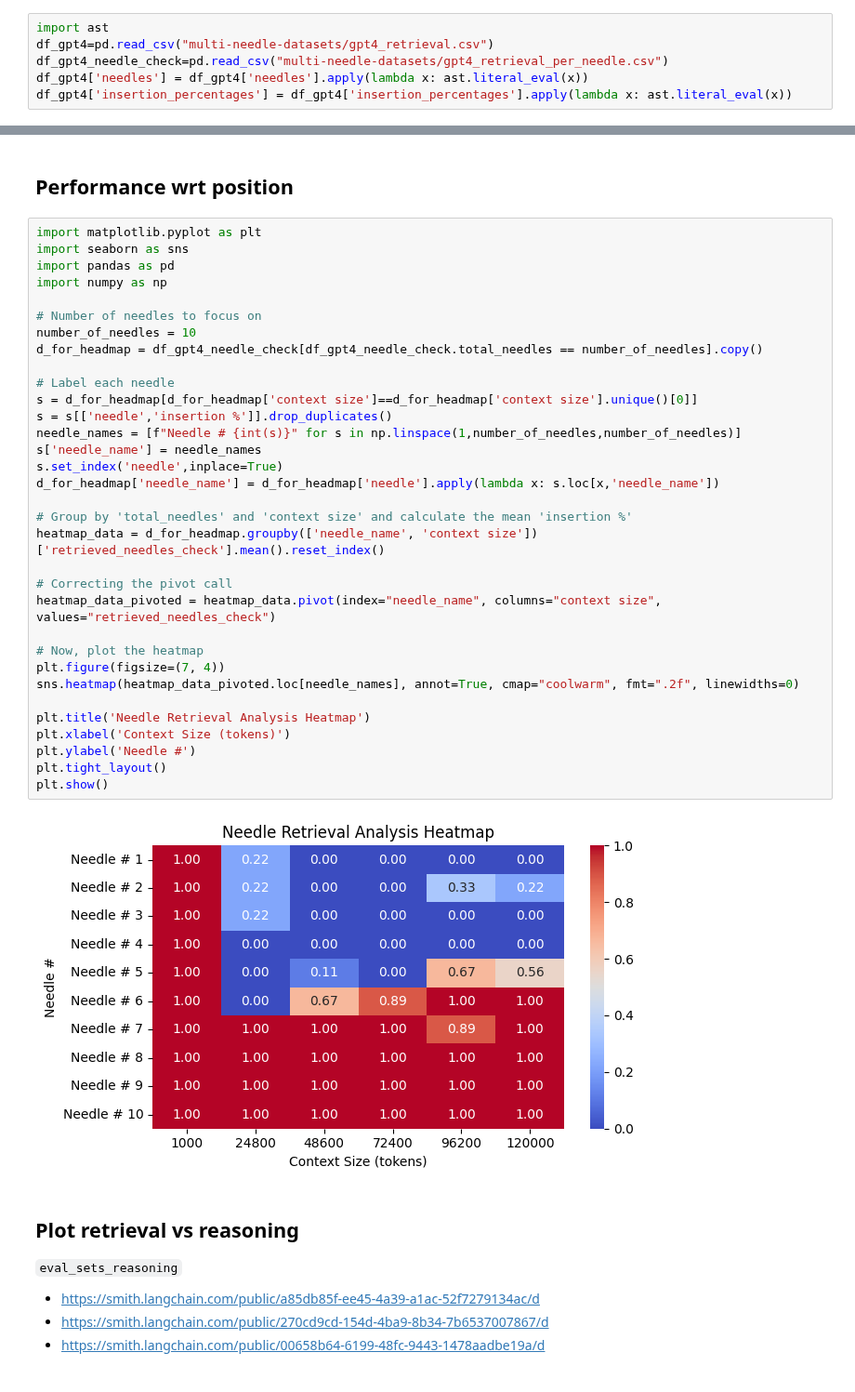
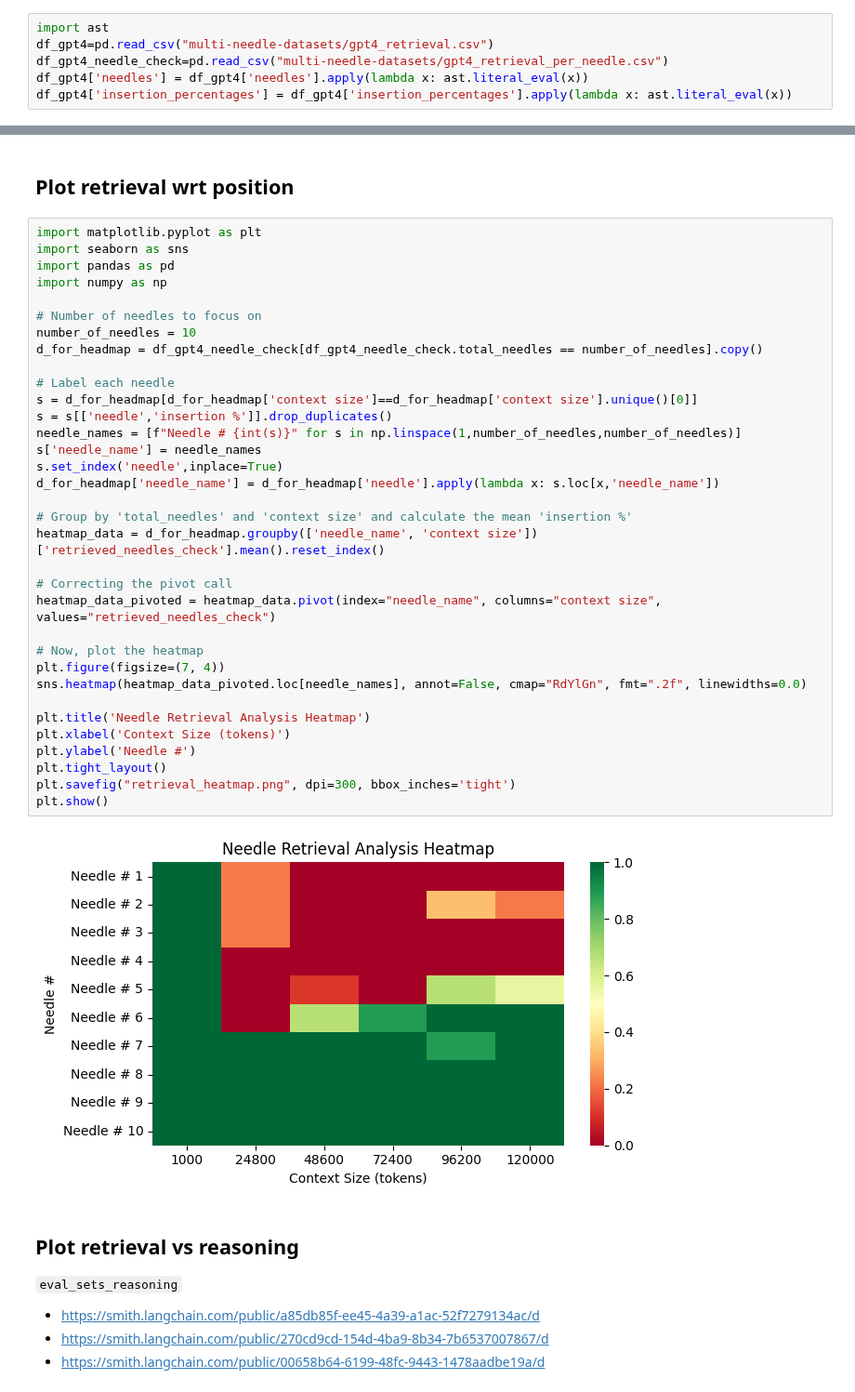
Before and after one commit to gkamradt/LLMTest_NeedleInAHaystack, a Jupyter notebook: viz/CreateVisFromLangSmithTesting.ipynb, the cells around one changed output, grey strips where cells are left out. Shown at 93% size. Saved outputs shown, nothing was run; the diff lists cells and outputs as text.

```diff
--- a/viz/CreateVisFromLangSmithTesting.ipynb
+++ b/viz/CreateVisFromLangSmithTesting.ipynb
@@ -295,40 +308,41 @@ plot_performance_vs_needles(df_gpt4_plot)
 # %% [markdown]
-## Performance wrt position
+## Plot retrieval wrt position
 # %%
 import matplotlib.pyplot as plt
 import seaborn as sns
 import pandas as pd
 import numpy as np
 
 # Number of needles to focus on
 number_of_needles = 10
 d_for_headmap = df_gpt4_needle_check[df_gpt4_needle_check.total_needles == number_of_needles].copy()
 
 # Label each needle
 s = d_for_headmap[d_for_headmap['context size']==d_for_headmap['context size'].unique()[0]]
 s = s[['needle','insertion %']].drop_duplicates()
 needle_names = [f"Needle # {int(s)}" for s in np.linspace(1,number_of_needles,number_of_needles)]
 s['needle_name'] = needle_names
 s.set_index('needle',inplace=True)
 d_for_headmap['needle_name'] = d_for_headmap['needle'].apply(lambda x: s.loc[x,'needle_name'])
 
 # Group by 'total_needles' and 'context size' and calculate the mean 'insertion %'
 heatmap_data = d_for_headmap.groupby(['needle_name', 'context size'])['retrieved_needles_check'].mean().reset_index()
 
 # Correcting the pivot call
 heatmap_data_pivoted = heatmap_data.pivot(index="needle_name", columns="context size", values="retrieved_needles_check")
 
 # Now, plot the heatmap
 plt.figure(figsize=(7, 4))
-sns.heatmap(heatmap_data_pivoted.loc[needle_names], annot=True, cmap="coolwarm", fmt=".2f", linewidths=0)
+sns.heatmap(heatmap_data_pivoted.loc[needle_names], annot=False, cmap="RdYlGn", fmt=".2f", linewidths=0.0)
 
 plt.title('Needle Retrieval Analysis Heatmap')
 plt.xlabel('Context Size (tokens)')
 plt.ylabel('Needle #')
 plt.tight_layout()
+plt.savefig("retrieval_heatmap.png", dpi=300, bbox_inches='tight')
 plt.show()
 # %% [output]
-[figure, old version]
+[figure, new version]
 # %% [markdown]
 ## Plot retrieval vs reasoning
 
```
Also changed, not shown: parts of 10 cells of this notebook, 3 other files.
